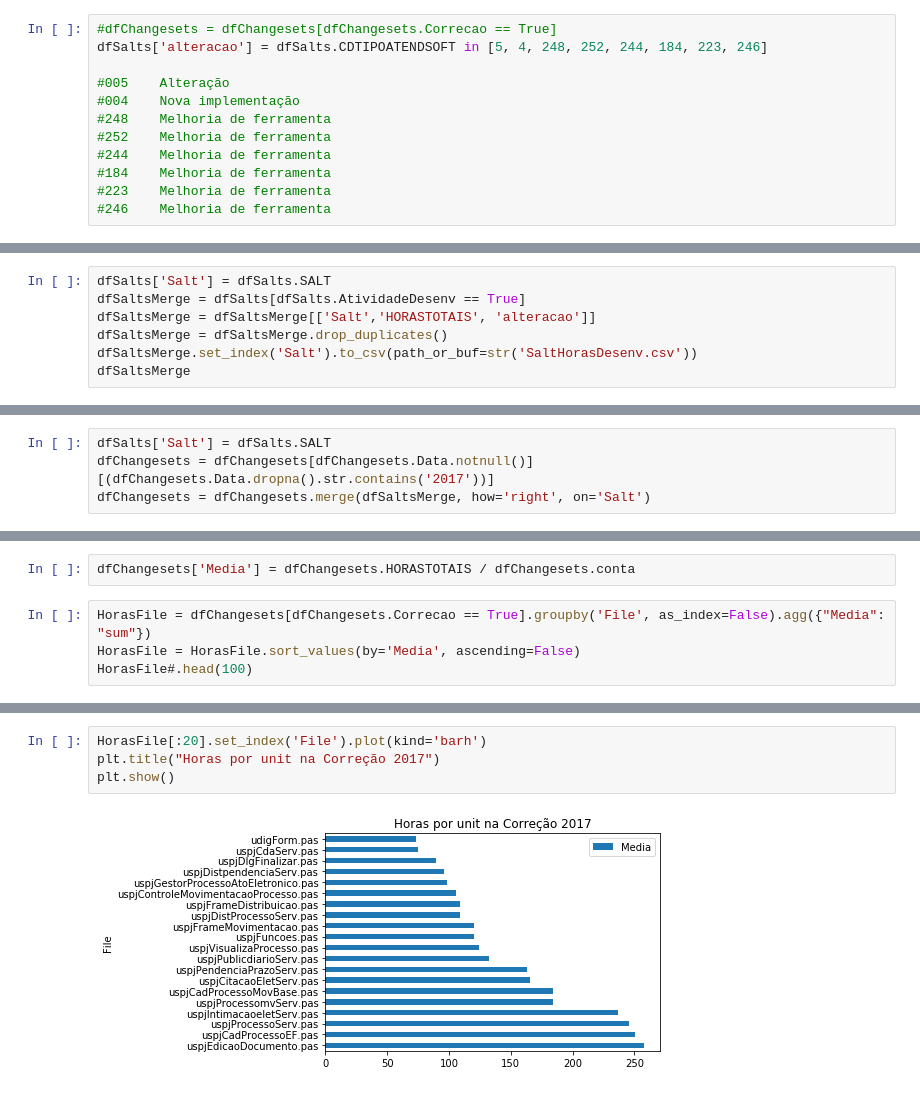
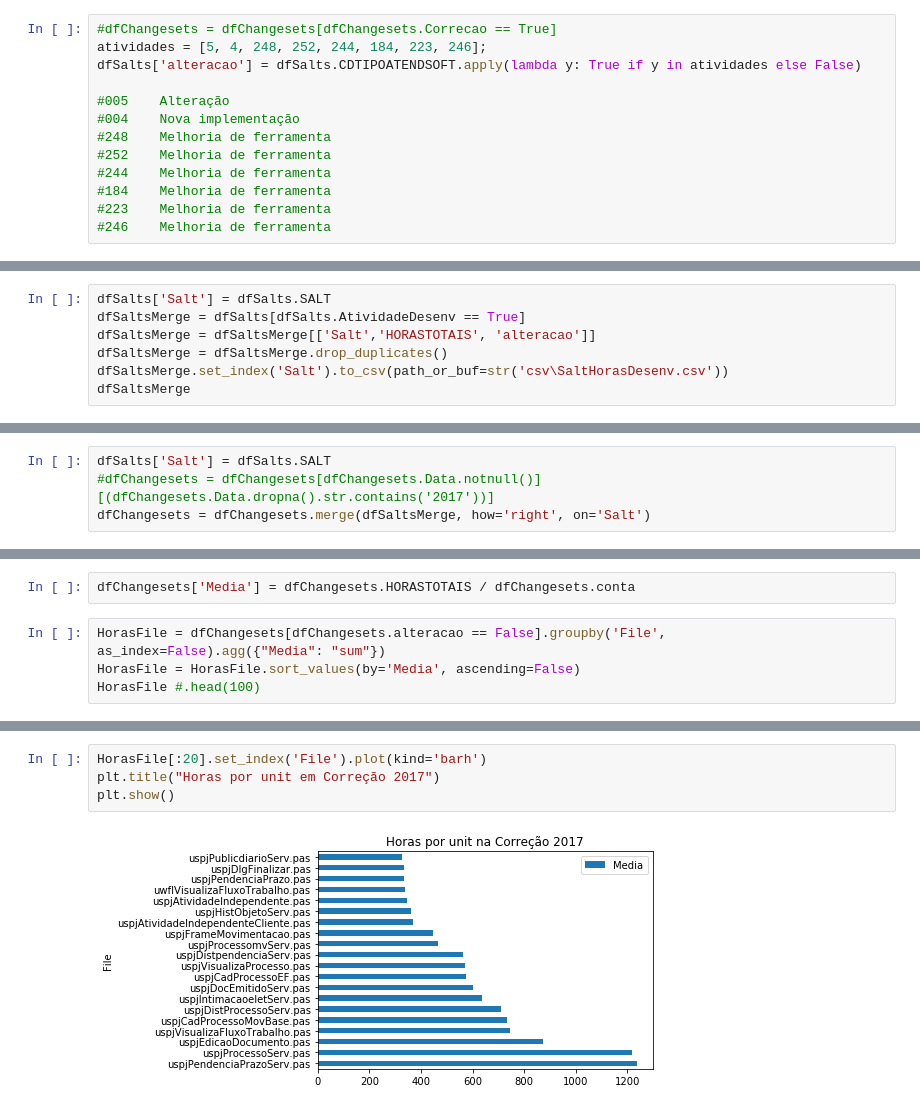
Before and after one commit to wilianselzlein/Metricas, a Jupyter notebook: Changesets.ipynb, the cells around one changed output, grey strips where cells are left out. Drawn from its saved outputs; the diff is of its cells as text.

Commit message:
Correcoes horas por unit

```diff
--- a/Changesets.ipynb
+++ b/Changesets.ipynb
@@ -190,7 +271,8 @@ dfChangesets['apagar'] = dfChangesets.conta.apply(lambda y: True if y>500 else F
 dfChangesets = dfChangesets[dfChangesets.apagar == False]
 # %%
 #dfChangesets = dfChangesets[dfChangesets.Correcao == True]
-dfSalts['alteracao'] = dfSalts.CDTIPOATENDSOFT in [5, 4, 248, 252, 244, 184, 223, 246]
+atividades = [5, 4, 248, 252, 244, 184, 223, 246];
+dfSalts['alteracao'] = dfSalts.CDTIPOATENDSOFT.apply(lambda y: True if y in atividades else False)
 
 #005	Alteração
 #004	Nova implementação
@@ -270,6 +353,6 @@ dfSalts['Salt'] = dfSalts.SALT
 dfSaltsMerge = dfSalts[dfSalts.AtividadeDesenv == True]
 dfSaltsMerge = dfSaltsMerge[['Salt','HORASTOTAIS', 'alteracao']]
 dfSaltsMerge = dfSaltsMerge.drop_duplicates()
-dfSaltsMerge.set_index('Salt').to_csv(path_or_buf=str('SaltHorasDesenv.csv'))
+dfSaltsMerge.set_index('Salt').to_csv(path_or_buf=str('csv\SaltHorasDesenv.csv'))
 dfSaltsMerge
 # %% [output]
@@ -294,6 +377,6 @@ dfSaltsMerge
 # %%
 dfSalts['Salt'] = dfSalts.SALT
-dfChangesets = dfChangesets[dfChangesets.Data.notnull()][(dfChangesets.Data.dropna().str.contains('2017'))]
+#dfChangesets = dfChangesets[dfChangesets.Data.notnull()][(dfChangesets.Data.dropna().str.contains('2017'))]
 dfChangesets = dfChangesets.merge(dfSaltsMerge, how='right', on='Salt')
 # %%
 dfChangesets.query('conta > 1')
@@ -319,8 +402,8 @@ dfChangesets.query('conta > 1')
 # %%
 dfChangesets['Media'] = dfChangesets.HORASTOTAIS / dfChangesets.conta
 # %%
-HorasFile = dfChangesets[dfChangesets.Correcao == True].groupby('File', as_index=False).agg({"Media": "sum"})
+HorasFile = dfChangesets[dfChangesets.alteracao == False].groupby('File', as_index=False).agg({"Media": "sum"})
 HorasFile = HorasFile.sort_values(by='Media', ascending=False)
-HorasFile#.head(100)
+HorasFile #.head(100)
 # %% [output]
 |  | File | Media |
@@ -344,6 +427,6 @@ HorasFile#.head(100)
 # %%
 HorasFile[:20].set_index('File').plot(kind='barh')
-plt.title("Horas por unit na Correção 2017")
+plt.title("Horas por unit em Correção 2017")
 plt.show()
 # %% [output]
-[figure, old version]
+[figure, new version]
```
Also changed, not shown: parts of 16 cells of this notebook, 1 other file.
